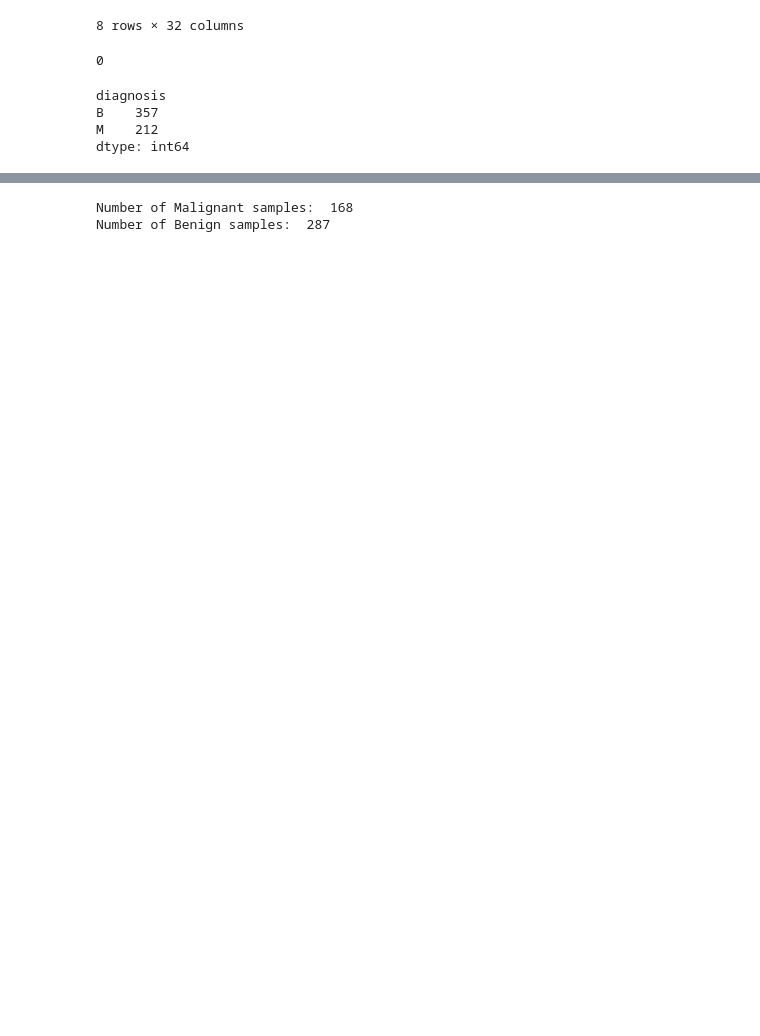
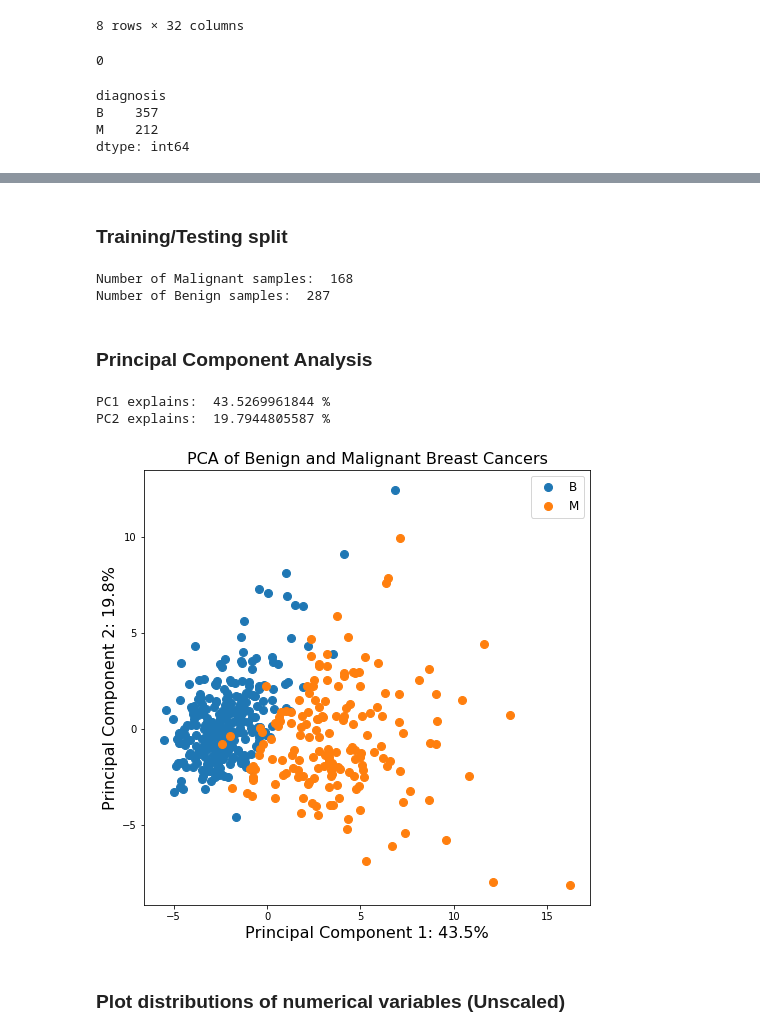
Before and after one commit to Machine-Learning-Group30/Project-Breast-Cancer, a Jupyter notebook: notebook/Explore-data.ipynb, the cells around one changed output, grey strips where cells are left out. Cells and saved outputs as stored; diff of their text form; code cells hidden in the pictures; blank space fills up the shorter version.

Commit message:
Added PCA code and more data cleaning commands
- Change column names so they are consistent
- Create test/training data (Seed = 30)
- Began code for plotting distribution of features

```diff
--- a/notebook/Explore-data.ipynb
+++ b/notebook/Explore-data.ipynb
@@ -109,6 +140,8 @@ dtype: int64
 # %%
 # Remove the last column (Unnamed: 32)
 data = data.iloc[:, :-1]
+# %% [markdown]
+### Training/Testing split
 # %%
 # Gather only the columns for prediction
 X = data.iloc[:, 2:]
@@ -126,3 +159,54 @@ print("Number of Benign samples: ", sum(label_train == 'B'))
 # %% [output]
 Number of Malignant samples:  168
 Number of Benign samples:  287
+# %% [markdown]
+### Principal Component Analysis
+# %%
+# Make a PCA of all the features
+from sklearn.preprocessing import StandardScaler
+from sklearn.decomposition import PCA
+
+# Scale only the predicting numerical columns
+data_scaled = StandardScaler().fit_transform(data_train)
+
+# Create new PCA model (Use 2 components)
+pca = PCA(n_components = 2)
+
+# Fit the scaled data to the model
+pca_fitted = pca.fit_transform(data_scaled)
+
+# Create a new dataframe to store PC's
+pca_df = pd.DataFrame(data = pca_fitted, columns = ['PC1', 'PC2'])
+
+# Add class information as a column identifier
+pca_df['Diagnosis'] = label_train.values
+
+# Print the explain variance calculated
+print("PC1 explains: ", pca.explained_variance_ratio_[0] * 100, "%")
+print("PC2 explains: ", pca.explained_variance_ratio_[1] * 100, "%")
+# %% [output]
+PC1 explains:  43.5269961844 %
+PC2 explains:  19.7944805587 %
+# %%
+# Change the size of the figure
+fig = plt.figure(figsize = (8,8))
+ax = fig.add_subplot(1,1,1)
+
+# Generate a scatter plot of the two groups
+## Iterate over group? weird?
+groups = pca_df.groupby('Diagnosis')
+for name, group in groups:
+    ax.plot(group.PC1, group.PC2, marker='o', linestyle='', ms=8, label=name)
+
+# Change the legends/axes
+plt.title('PCA of Benign and Malignant Breast Cancers', fontsize = 16)
+plt.xlabel('Principal Component 1: ' + str(round(pca.explained_variance_ratio_[0] * 100, 1)) + "%", fontsize = 16)
+plt.ylabel('Principal Component 2: ' + str(round(pca.explained_variance_ratio_[1] * 100, 1)) + "%", fontsize = 16)
+plt.legend(fontsize = 12)
+
+# Save plot
+plt.savefig('../images/eda_pca.png', dpi=150)
+# %% [output]
+[figure, added]
+# %% [markdown]
+### Plot distributions of numerical variables (Unscaled)
```
Also changed, not shown: parts of 7 cells of this notebook, 2 other files.
